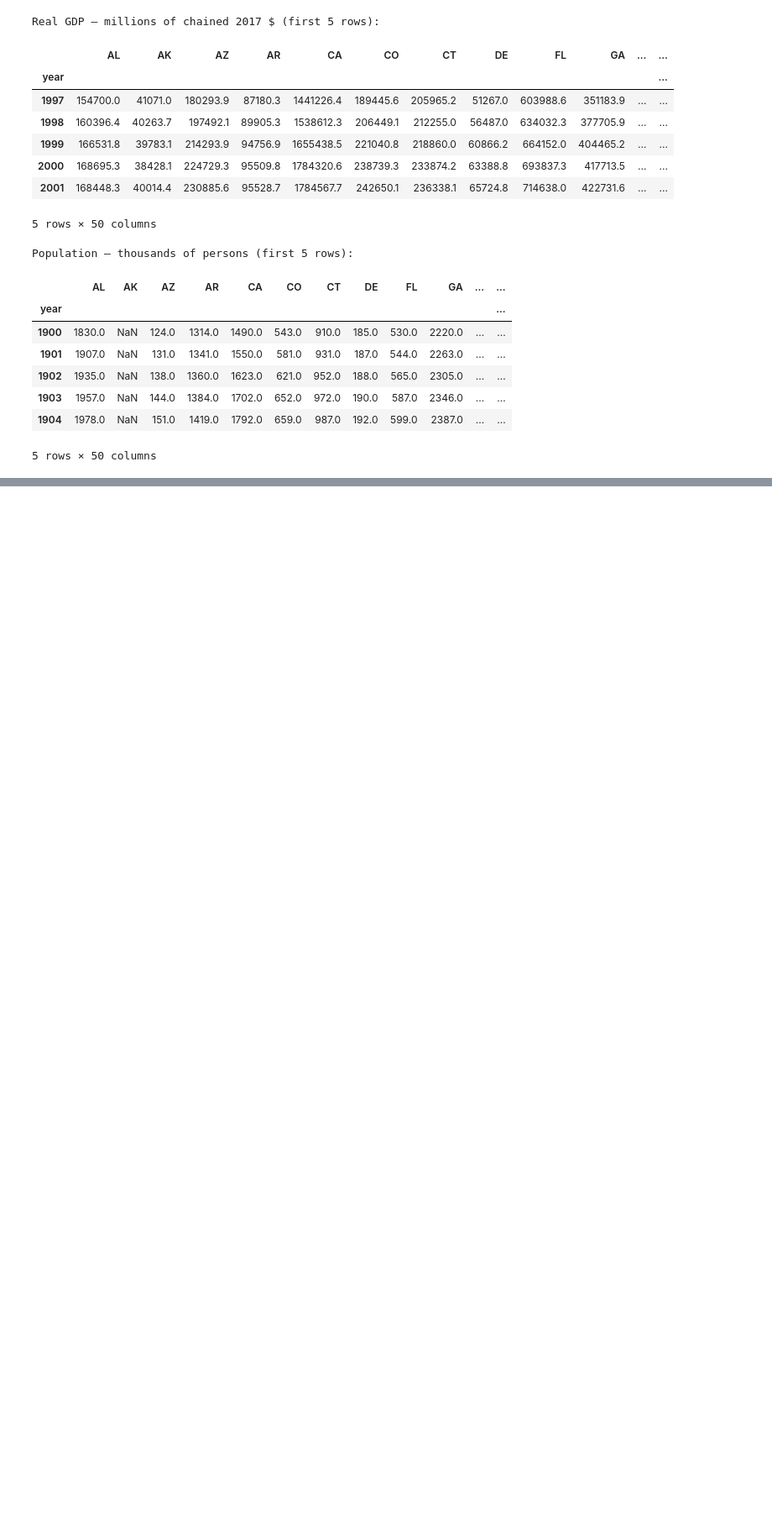
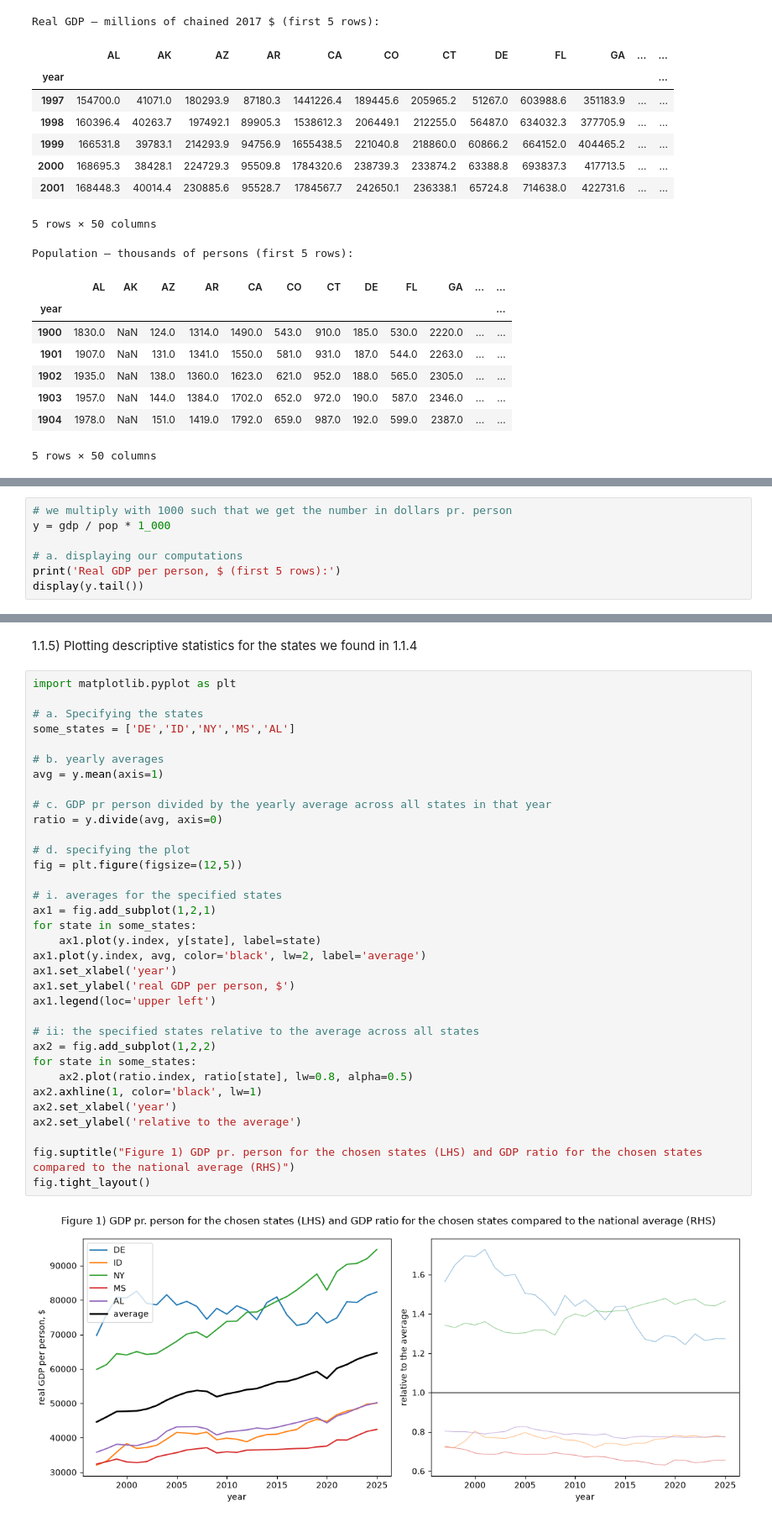
Before and after one commit to NumEconCopenhagen/projects-2024-group67, a Jupyter notebook: Exam/exam_notebook.ipynb, the cells around one changed output, grey strips where cells are left out. Shown at 84% size. Cells and saved outputs as stored; diff of their text form; blank space fills up the shorter version.

```diff
--- a/Exam/exam_notebook.ipynb
+++ b/Exam/exam_notebook.ipynb
@@ -39,0 +68,7 @@ Population — thousands of persons (first 5 rows):
+# %%
+# we multiply with 1000 such that we get the number in dollars pr. person
+y = gdp / pop * 1_000
+
+# a. displaying our computations
+print('Real GDP per person, $ (first 5 rows):')
+display(y.tail())
@@ -39,0 +113,38 @@ Population — thousands of persons (first 5 rows):
+# %% [markdown]
+1.1.5) Plotting descriptive statistics for the states we found in 1.1.4
+# %%
+import matplotlib.pyplot as plt
+
+# a. Specifying the states
+some_states = ['DE','ID','NY','MS','AL']
+
+# b. yearly averages
+avg = y.mean(axis=1)
+
+# c. GDP pr person divided by the yearly average across all states in that year
+ratio = y.divide(avg, axis=0)
+
+# d. specifying the plot
+fig = plt.figure(figsize=(12,5))
+
+# i. averages for the specified states
+ax1 = fig.add_subplot(1,2,1)
+for state in some_states:
+    ax1.plot(y.index, y[state], label=state)
+ax1.plot(y.index, avg, color='black', lw=2, label='average')
+ax1.set_xlabel('year')
+ax1.set_ylabel('real GDP per person, $')
+ax1.legend(loc='upper left')
+
+# ii: the specified states relative to the average across all states
+ax2 = fig.add_subplot(1,2,2)
+for state in some_states:
+    ax2.plot(ratio.index, ratio[state], lw=0.8, alpha=0.5)
+ax2.axhline(1, color='black', lw=1)
+ax2.set_xlabel('year')
+ax2.set_ylabel('relative to the average')
+
+fig.suptitle("Figure 1) GDP pr. person for the chosen states (LHS) and GDP ratio for the chosen states compared to the national average (RHS)")
+fig.tight_layout()
+# %% [output]
+[figure, added]
```
Also changed, not shown: parts of 8 cells of this notebook.
